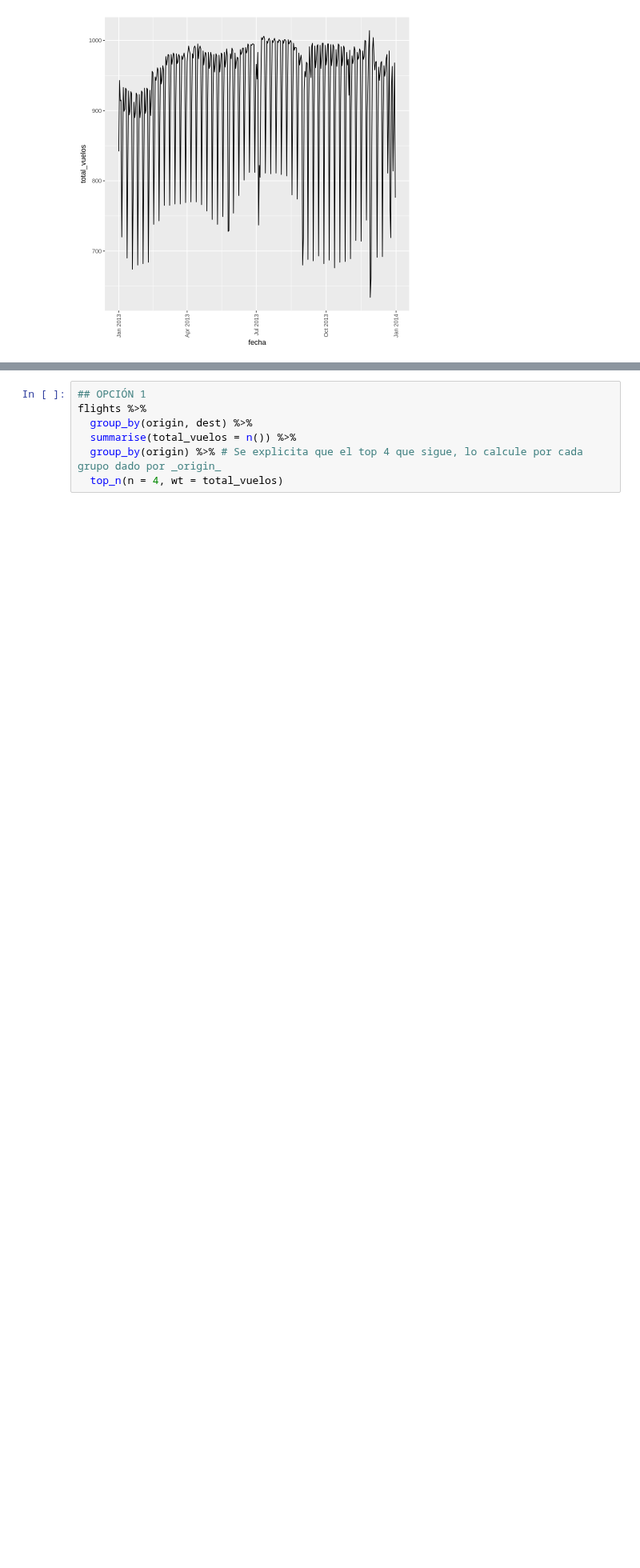
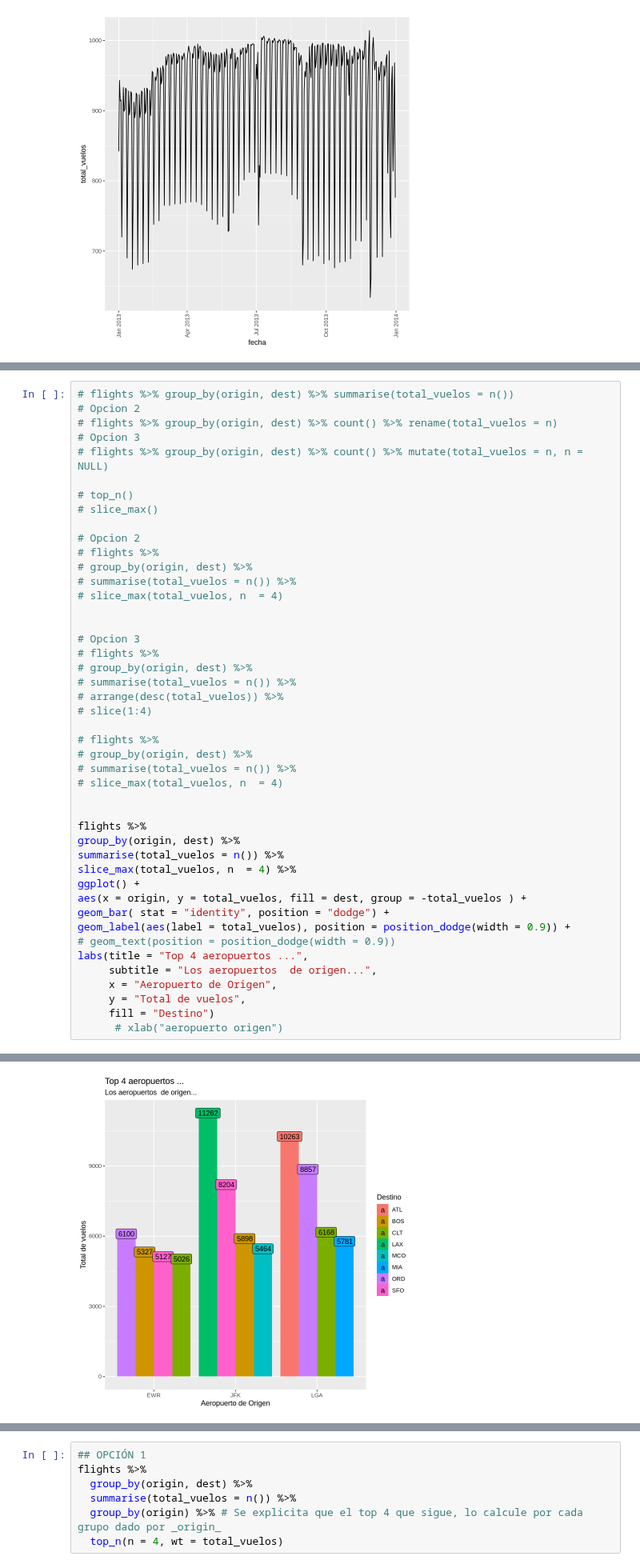
Before and after one commit to rodrigo-coco-espinoza/Introduccion_a_ciencia_de_datos_R_v2, a Jupyter notebook: Clases/Clase4/02_Ejemplos_adicionales_ggplot2_desarrollo.ipynb, the cells around one changed output, grey strips where cells are left out. Shown at 80% size. Drawn from its saved outputs; the diff is of its cells as text; blank space fills up the shorter version.

```diff
--- a/Clases/Clase4/02_Ejemplos_adicionales_ggplot2_desarrollo.ipynb
+++ b/Clases/Clase4/02_Ejemplos_adicionales_ggplot2_desarrollo.ipynb
@@ -102,0 +119,46 @@ Para ello, como ejercicio, buscaremos replicar el siguiente gráfico que contien
+# %%
+# flights %>% group_by(origin, dest) %>% summarise(total_vuelos = n())
+# Opcion 2
+# flights %>% group_by(origin, dest) %>% count() %>% rename(total_vuelos = n)
+# Opcion 3
+# flights %>% group_by(origin, dest) %>% count() %>% mutate(total_vuelos = n, n = NULL)
+
+# top_n()
+# slice_max()
+
+# Opcion 2
+# flights %>%
+# group_by(origin, dest) %>%
+# summarise(total_vuelos = n()) %>%
+# slice_max(total_vuelos, n  = 4)
+
+
+# Opcion 3
+# flights %>%
+# group_by(origin, dest) %>%
+# summarise(total_vuelos = n()) %>%
+# arrange(desc(total_vuelos)) %>%
+# slice(1:4)
+
+# flights %>%
+# group_by(origin, dest) %>%
+# summarise(total_vuelos = n()) %>%
+# slice_max(total_vuelos, n  = 4)
+
+
+flights %>%
+group_by(origin, dest) %>%
+summarise(total_vuelos = n()) %>%
+slice_max(total_vuelos, n  = 4) %>%
+ggplot() +
+aes(x = origin, y = total_vuelos, fill = dest, group = -total_vuelos ) +
+geom_bar( stat = "identity", position = "dodge") +
+geom_label(aes(label = total_vuelos), position = position_dodge(width = 0.9)) +
+# geom_text(position = position_dodge(width = 0.9))
+labs(title = "Top 4 aeropuertos ...",
+     subtitle = "Los aeropuertos  de origen...",
+     x = "Aeropuerto de Origen",
+     y = "Total de vuelos",
+     fill = "Destino")
+      # xlab("aeropuerto origen")
+# %% [output]
@@ -102,0 +166 @@ Para ello, como ejercicio, buscaremos replicar el siguiente gráfico que contien
+[figure, added]
```
Also changed, not shown: parts of 5 cells of this notebook.
